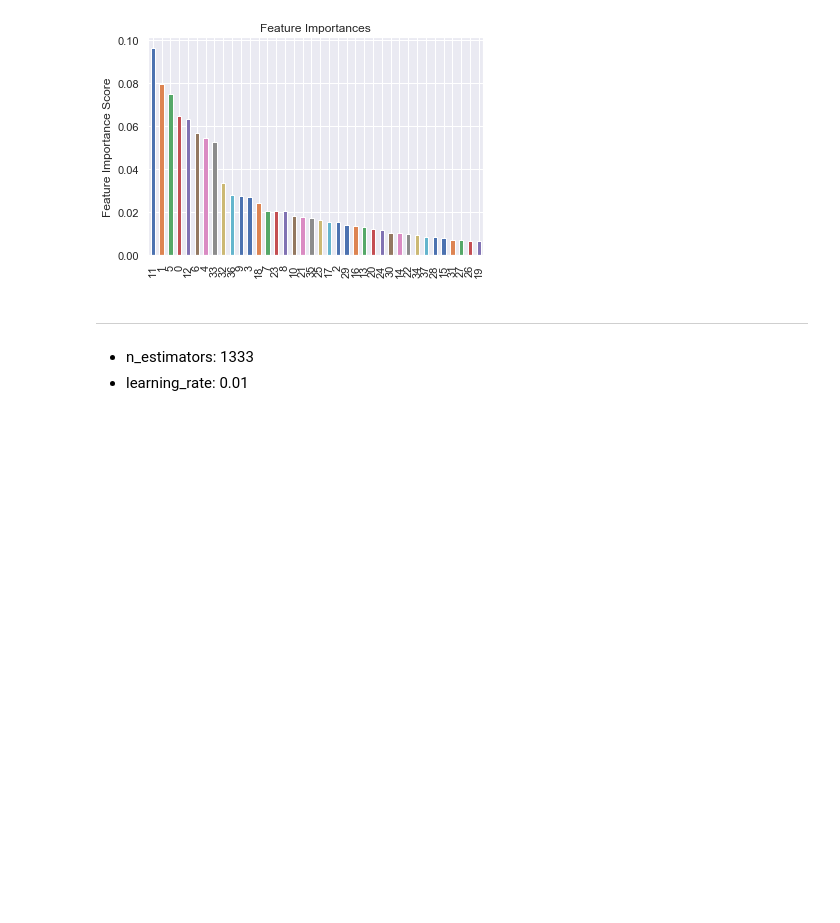
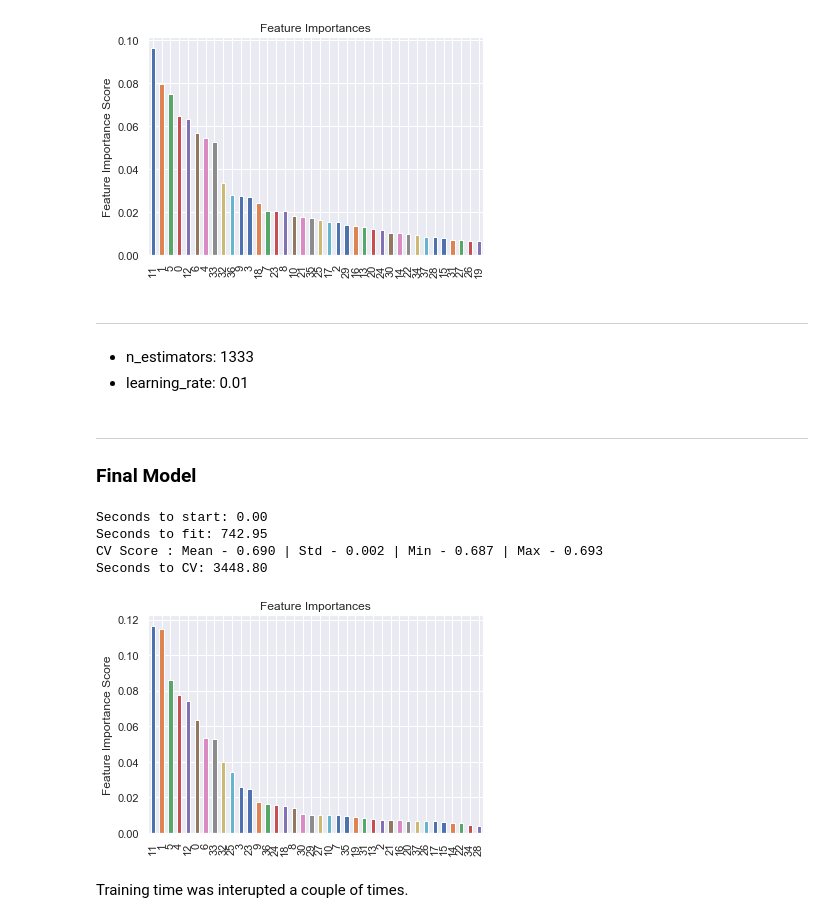
Before and after one commit to blairdev1023/kaggle_credit_comp, a Jupyter notebook: modeling_xgboost.ipynb, the cells around one changed output. Cells and saved outputs as stored; diff of their text form; code cells hidden in the pictures; blank space fills up the shorter version.

Commit message:
final model training added

```diff
--- a/modeling_xgboost.ipynb
+++ b/modeling_xgboost.ipynb
@@ -603,3 +602,27 @@ Seconds to CV: 536.39
 
 
 # model_fit(model, train_sample, test_sample, feature_importance=True)
+# %% [markdown]
+---
+### Final Model
+# %%
+model = XGBClassifier(
+    n_estimators=666,
+    max_depth=3,
+    min_child_weight=1,
+    gamma=0.1,
+    subsample=0.9,
+    colsample_bytree=1.0,
+    scale_pos_weight=0.6,
+    learning_rate=0.02,
+)
+
+model_fit(model, train, target, feature_importance=True)
+# %% [output]
+Seconds to start: 0.00
+Seconds to fit: 742.95
+CV Score : Mean - 0.690 | Std - 0.002 | Min - 0.687 | Max - 0.693
+Seconds to CV: 3448.80
+[figure, added]
+# %% [markdown]
+Training time was interupted a couple of times.
```
Also changed, not shown: parts of 1 cell of this notebook.
